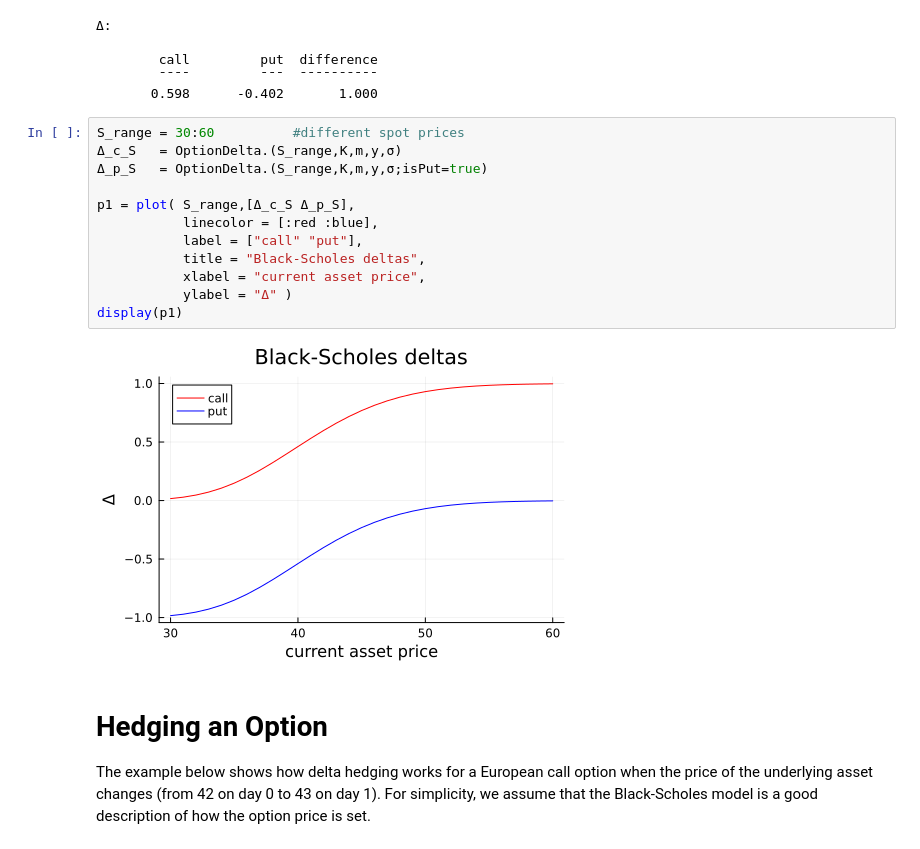
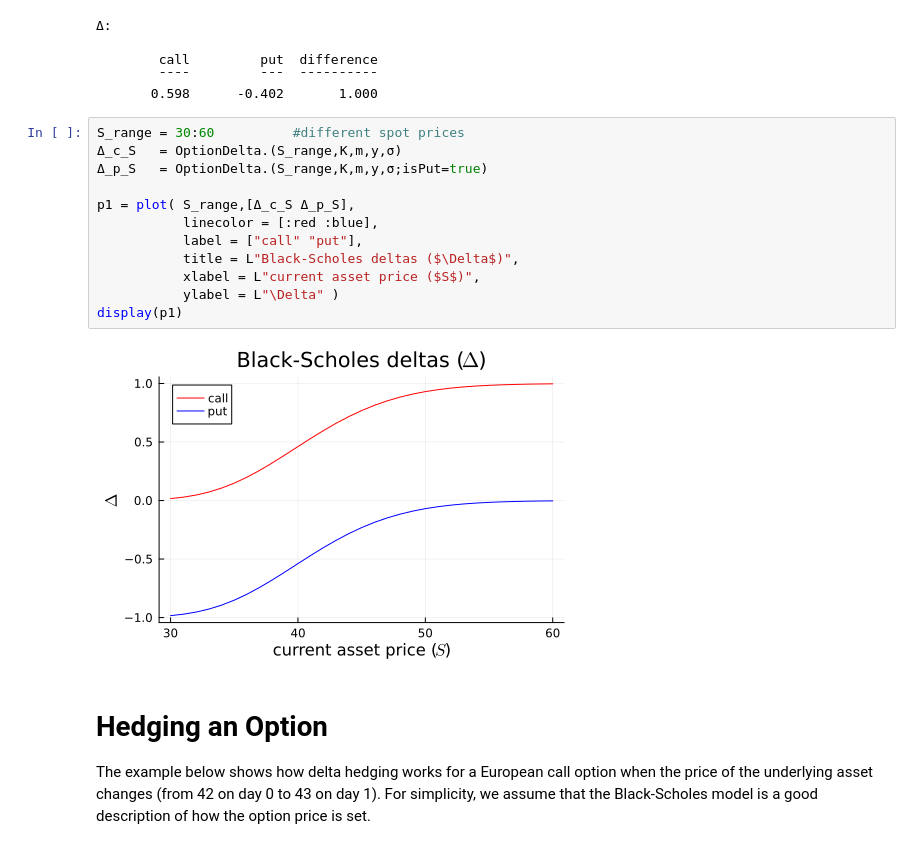
Before and after one commit to PaulSoderlind/FinancialTheoryMSc, a Jupyter notebook: Ch22_Options4.ipynb, the cells around one changed output. Drawn from its saved outputs; the diff is of its cells as text.

```diff
--- a/Ch22_Options4.ipynb
+++ b/Ch22_Options4.ipynb
@@ -66,17 +66,17 @@ printmat([Δ_c Δ_p (Δ_c-Δ_p)];colNames=["call","put","difference"],width=12,c
 # %%
 S_range = 30:60          #different spot prices
 Δ_c_S   = OptionDelta.(S_range,K,m,y,σ)
 Δ_p_S   = OptionDelta.(S_range,K,m,y,σ;isPut=true)
 
 p1 = plot( S_range,[Δ_c_S Δ_p_S],
            linecolor = [:red :blue],
            label = ["call" "put"],
-           title = "Black-Scholes deltas",
-           xlabel = "current asset price",
-           ylabel = "Δ" )
+           title = L"Black-Scholes deltas ($\Delta$)",
+           xlabel = L"current asset price ($S$)",
+           ylabel = L"\Delta" )
 display(p1)
 # %% [output]
-[figure, old version]
+[figure, new version]
 # %% [markdown]
 # Hedging an Option
 
```
Also changed, not shown: parts of 3 cells of this notebook.
